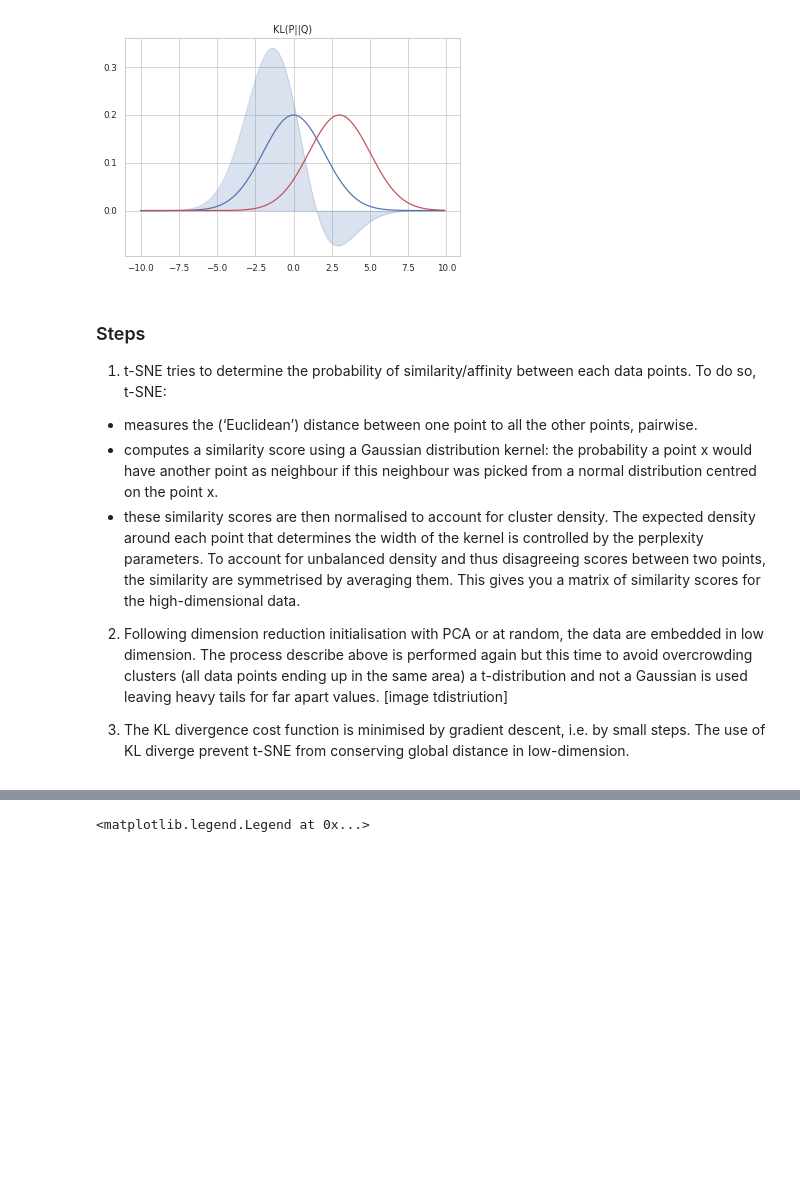
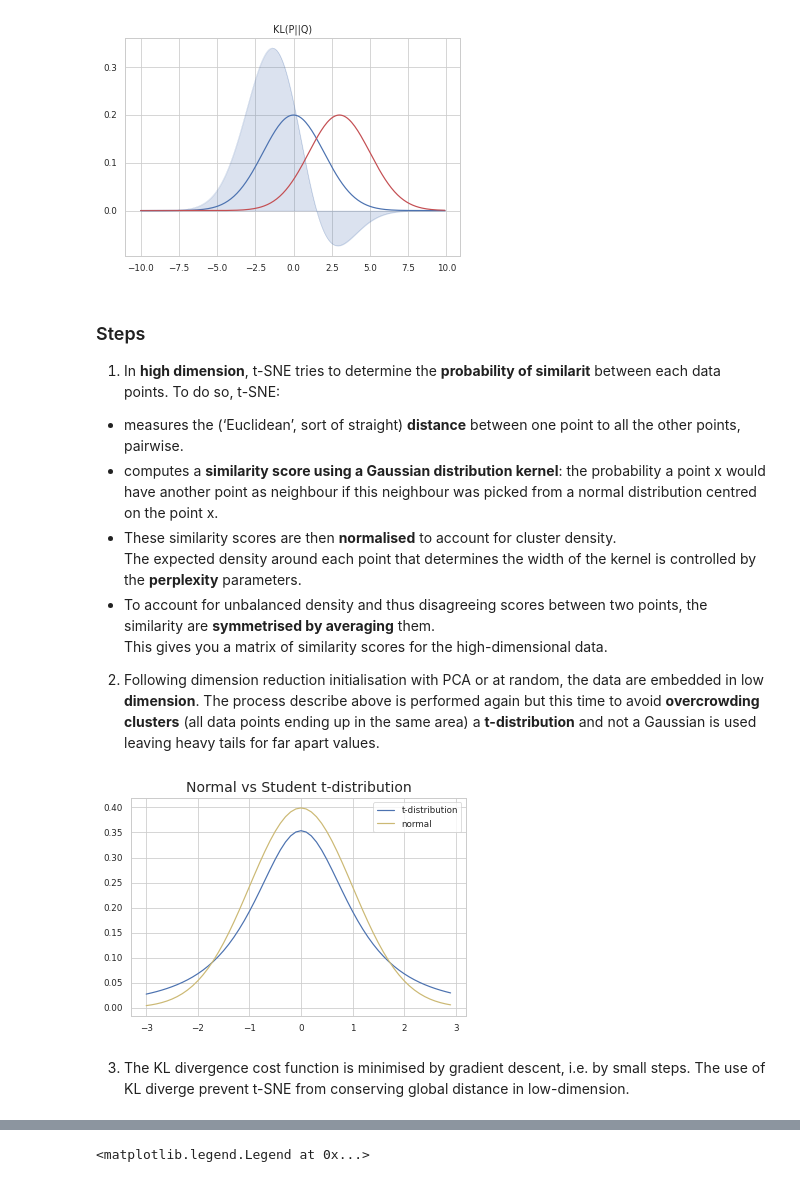
Before and after one commit to Marie-anneMawhin/blog, a Jupyter notebook: _notebooks/2021-01-29-parametric_UMAP_blog.ipynb, the cells around one changed output, grey strips where cells are left out. Drawn from its saved outputs; the diff is of its cells as text; code cells hidden in the pictures; blank space fills up the shorter version.

Commit message:
added UMAP text and images

```diff
--- a/_notebooks/2021-01-29-parametric_UMAP_blog.ipynb
+++ b/_notebooks/2021-01-29-parametric_UMAP_blog.ipynb
@@ -47,14 +47,26 @@ plt.show()
 # %% [markdown]
 ### Steps
 
-1. t-SNE tries to determine the probability of similarity/affinity between each data points. To do so, t-SNE:
-- measures the (‘Euclidean’) distance between one point to all the other points, pairwise.
-- computes a similarity score using a Gaussian distribution kernel: the probability a point x would have another point as neighbour if this neighbour was picked from a normal distribution centred on the point x.
-- these similarity scores are then normalised to account for cluster density.
-The expected density around each point that determines the width of the kernel is controlled by the perplexity parameters. To account for unbalanced density and thus disagreeing scores between two points, the similarity are symmetrised by averaging them. This gives you a matrix of similarity scores for the high-dimensional data.
+1. In **high dimension**, t-SNE tries to determine the **probability of similarit** between each data points. To do so, t-SNE:
+- measures the (‘Euclidean’, sort of straight) **distance** between one point to all the other points, pairwise.
+- computes a **similarity score using a Gaussian distribution kernel**: the probability a point x would have another point as neighbour if this neighbour was picked from a normal distribution centred on the point x.
+- These similarity scores are then **normalised** to account for cluster density.
+The expected density around each point that determines the width of the kernel is controlled by the **perplexity** parameters.
+- To account for unbalanced density and thus disagreeing scores between two points, the similarity are **symmetrised by averaging** them.
+This gives you a matrix of similarity scores for the high-dimensional data.
 
-2. Following dimension reduction initialisation with PCA or at random, the data are embedded in low dimension. The process describe above is performed again but this time to avoid overcrowding clusters (all data points ending up in the same area) a t-distribution and not a Gaussian is used leaving heavy tails for far apart values.
-[image tdistriution]
-
-3. The KL divergence cost function is minimised by gradient descent, i.e. by small steps.
-The use of KL diverge prevent t-SNE from conserving global distance in low-dimension.
+2. Following dimension reduction initialisation with PCA or at random, the data are embedded in low **dimension**. The process describe above is performed again but this time to avoid **overcrowding clusters** (all data points ending up in the same area) a **t-distribution** and not a Gaussian is used leaving heavy tails for far apart values.
+# %%
+#hide
+x1 = np.arange(-3, 3, 0.1)
+
+plt.plot(x1, t(2).pdf(x1))
+plt.plot(x1, norm.pdf(x1), c='y')
+plt.legend(['t-distribution', 'normal'])
+plt.title('Normal vs Student t-distribution', fontsize=14)
+plt.show()
+# %% [output]
+[figure, added]
+# %% [markdown]
+3. The KL divergence cost function is minimised by gradient descent, i.e. by small steps.
+The use of KL diverge prevent t-SNE from conserving global distance in low-dimension.
```
Also changed, not shown: parts of 10 cells of this notebook, 3 other files.
